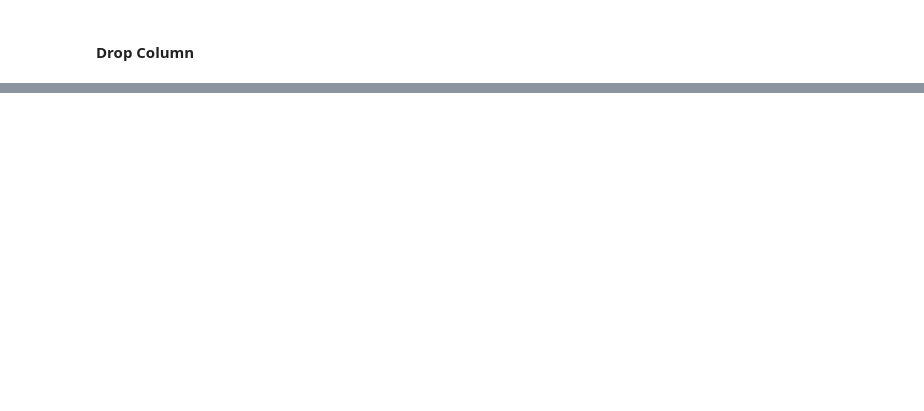
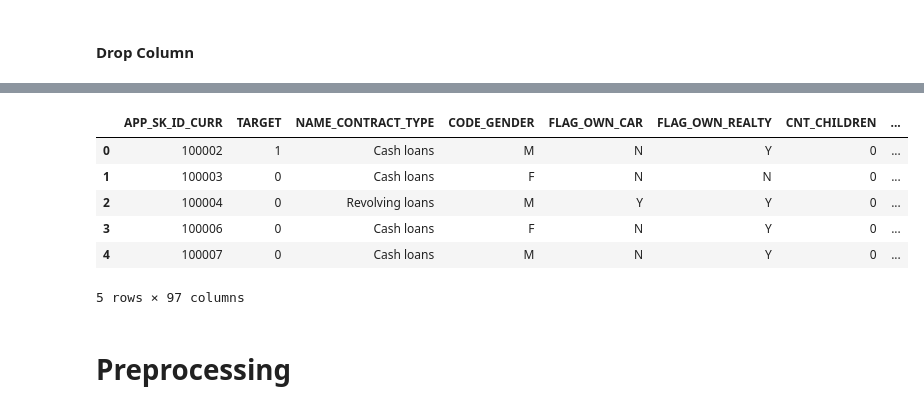
Before and after one commit to zeerafle/hci-scorecard-model, a Jupyter notebook: notebook.ipynb, the cells around one changed output, grey strips where cells are left out. Cells and saved outputs as stored; diff of their text form; code cells hidden in the pictures; blank space fills up the shorter version.

Commit message:
fix: bureau and prev dataset

```diff
--- a/notebook.ipynb
+++ b/notebook.ipynb
@@ -393,0 +770,6 @@ excluded_column = ['SK_ID_CURR', 'SK_ID_BUREAU']
+# %%
+application_columns = [f'application.{x}' for x in df.columns.tolist()]
+bureau_columns = bureau_df.columns.tolist()
+prev_columns = prev_df.columns.tolist()
+# %%
+application_columns[0] = application_columns[0] + ' AS APP_SK_ID_CURR'
@@ -393,0 +829,50 @@ excluded_column = ['SK_ID_CURR', 'SK_ID_BUREAU']
+# %%
+import pyarrow.parquet as pq
+import pyarrow as pa
+
+all_table_query = f"""
+SELECT {', '.join(application_columns)},
+    bureau_agg.BUREAU_CREDIT_COUNT,
+    bureau_agg.TOTAL_CREDIT_SUM,
+    bureau_agg.AVG_DAYS_CREDIT,
+    bureau_agg.MAX_DAYS_CREDIT_ENDDATE,
+    bureau_agg.TOTAL_CREDIT_SUM_OVERDUE,
+    bureau_agg.CREDIT_TYPE_COUNT,
+    bureau_agg.MAX_CREDIT_MAX_OVERDUE,
+    bureau_agg.TOTAL_CREDIT_PROLONG,
+    bureau_agg.ACTIVE_CREDIT_COUNT,
+    bureau_agg.CLOSED_CREDIT_COUNT,
+
+    prev_app_agg.PREV_APP_COUNT,
+    prev_app_agg.TOTAL_CREDIT_SUM,
+    prev_app_agg.AVG_ANNUITY,
+    prev_app_agg.MAX_CREDIT_AMOUNT,
+    prev_app_agg.TOTAL_GOODS_PRICE,
+    prev_app_agg.AVG_DOWN_PAYMENT,
+    prev_app_agg.CONTRACT_TYPE_COUNT,
+    prev_app_agg.APPROVED_COUNT,
+    prev_app_agg.REFUSED_COUNT,
+    prev_app_agg.AVG_DAYS_DECISION,
+    prev_app_agg.TOTAL_CNT_PAYMENT,
+    prev_app_agg.GOODS_CATEGORY_COUNT,
+    prev_app_agg.MAX_DAYS_FIRST_DUE
+FROM application
+LEFT JOIN bureau_agg
+ON application.SK_ID_CURR = bureau_agg.SK_ID_CURR
+LEFT JOIN previous_application_agg prev_app_agg
+ON application.SK_ID_CURR = prev_app_agg.SK_ID_CURR
+LIMIT 10000
+"""
+
+df_train = pd.read_sql(all_table_query, conn)
+df_train.head()
+# %% [output]
+|  | APP_SK_ID_CURR | TARGET | NAME_CONTRACT_TYPE | CODE_GENDER | FLAG_OWN_CAR | FLAG_OWN_REALTY | CNT_CHILDREN | ... |
+| 0 | 100002 | 1 | Cash loans | M | N | Y | 0 | ... |
+| 1 | 100003 | 0 | Cash loans | F | N | N | 0 | ... |
+| 2 | 100004 | 0 | Revolving loans | M | Y | Y | 0 | ... |
+| 3 | 100006 | 0 | Cash loans | F | N | Y | 0 | ... |
+| 4 | 100007 | 0 | Cash loans | M | N | Y | 0 | ... |
+5 rows × 97 columns
+# %% [markdown]
+# Preprocessing
```
Also changed, not shown: parts of 84 cells of this notebook.
